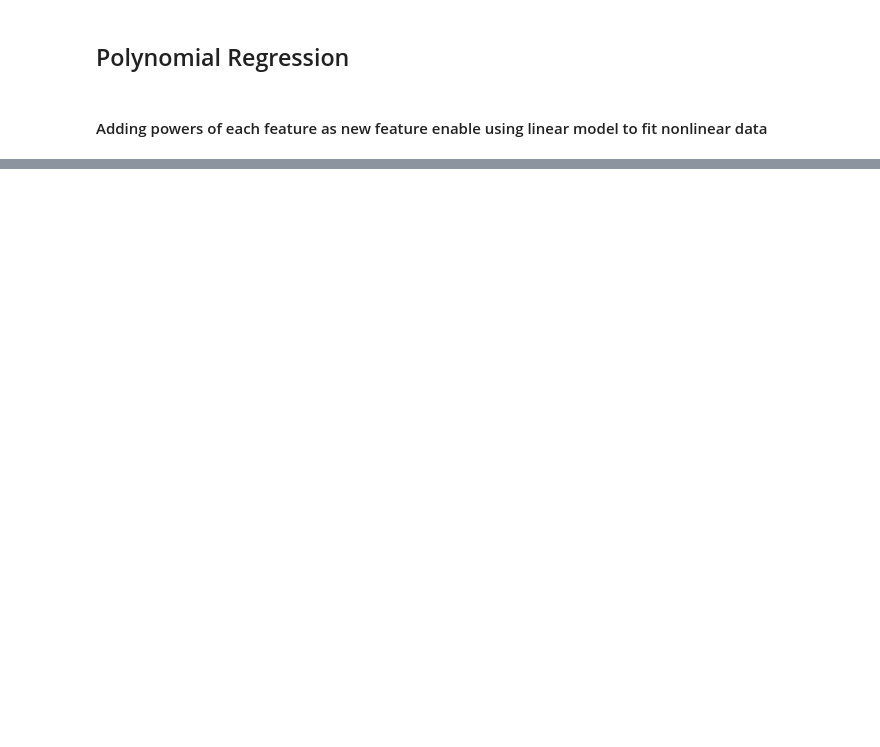
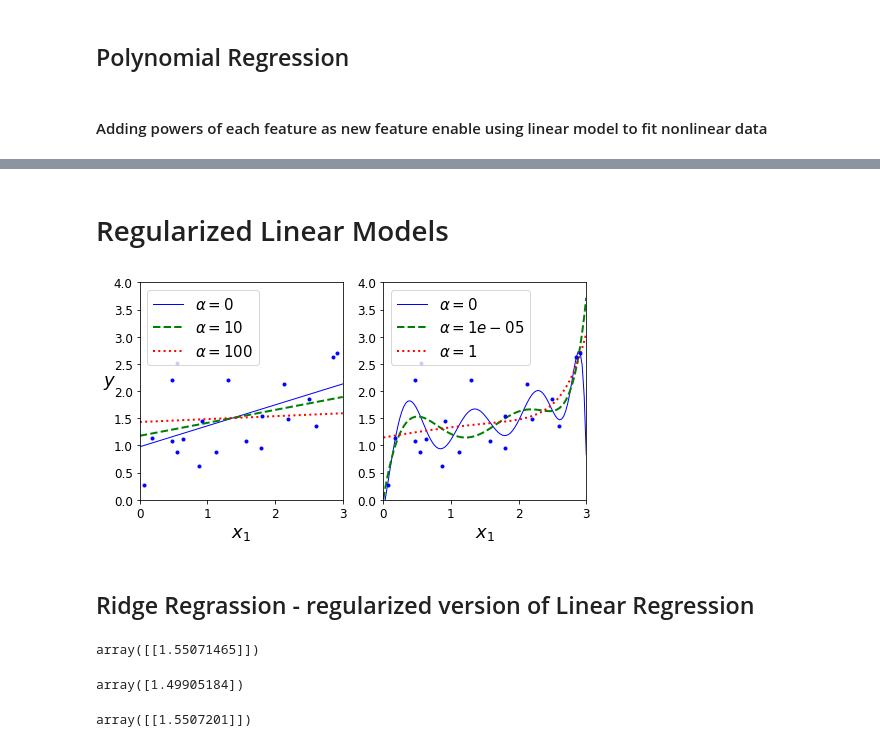
Before and after one commit to wszczawinski/handson-ml-exercises, a Jupyter notebook: 4 - Training Models.ipynb, the cells around one changed output, grey strips where cells are left out. Drawn from its saved outputs; the diff is of its cells as text; code cells hidden in the pictures; blank space fills up the shorter version.

```diff
--- a/4 - Training Models.ipynb
+++ b/4 - Training Models.ipynb
@@ -173,0 +213,62 @@ plt.show()
+# %% [markdown]
+# Regularized Linear Models
+# %%
+from sklearn.linear_model import Ridge
+from sklearn.preprocessing import StandardScaler
+
+np.random.seed(42)
+m = 20
+X = 3 * np.random.rand(m, 1)
+y = 1 + 0.5 * X + np.random.randn(m, 1) / 1.5
+X_new = np.linspace(0, 3, 100).reshape(100, 1)
+
+def plot_model(model_class, polynomial, alphas, **model_kargs):
+    for alpha, style in zip(alphas, ("b-", "g--", "r:")):
+        model = model_class(alpha, **model_kargs) if alpha > 0 else LinearRegression()
+        if polynomial:
+            model = Pipeline([
+                    ("poly_features", PolynomialFeatures(degree=10, include_bias=False)),
+                    ("std_scaler", StandardScaler()),
+                    ("regul_reg", model),
+                ])
+        model.fit(X, y)
+        y_new_regul = model.predict(X_new)
+        lw = 2 if alpha > 0 else 1
+        plt.plot(X_new, y_new_regul, style, linewidth=lw, label=r"$\alpha = {}$".format(alpha))
+    plt.plot(X, y, "b.", linewidth=3)
+    plt.legend(loc="upper left", fontsize=15)
+    plt.xlabel("$x_1$", fontsize=18)
+    plt.axis([0, 3, 0, 4])
+
+plt.figure(figsize=(8,4))
+plt.subplot(121)
+plot_model(Ridge, polynomial=False, alphas=(0, 10, 100), random_state=42)
+plt.ylabel("$y$", rotation=0, fontsize=18)
+plt.subplot(122)
+plot_model(Ridge, polynomial=True, alphas=(0, 10**-5, 1), random_state=42)
+
+plt.show()
+# %% [output]
+[figure, added]
+# %% [markdown]
+## Ridge Regrassion - regularized version of Linear Regression
+# %%
+from sklearn.linear_model import Ridge
+
+ridge_reg = Ridge(alpha=1, solver="cholesky", random_state=42)
+ridge_reg.fit(X, y)
+ridge_reg.predict([[1.5]])
+# %% [output]
+array([[1.55071465]])
+# %%
+sgd_reg = SGDRegressor(max_iter=50, tol=-np.infty, penalty="l2", random_state=42)
+sgd_reg.fit(X, y.ravel())
+sgd_reg.predict([[1.5]])
+# %% [output]
+array([1.49905184])
+# %%
+ridge_reg = Ridge(alpha=1, solver="sag", random_state=42)
+ridge_reg.fit(X, y)
+ridge_reg.predict([[1.5]])
+# %% [output]
+array([[1.5507201]])
```
Also changed, not shown: parts of 14 cells of this notebook.
